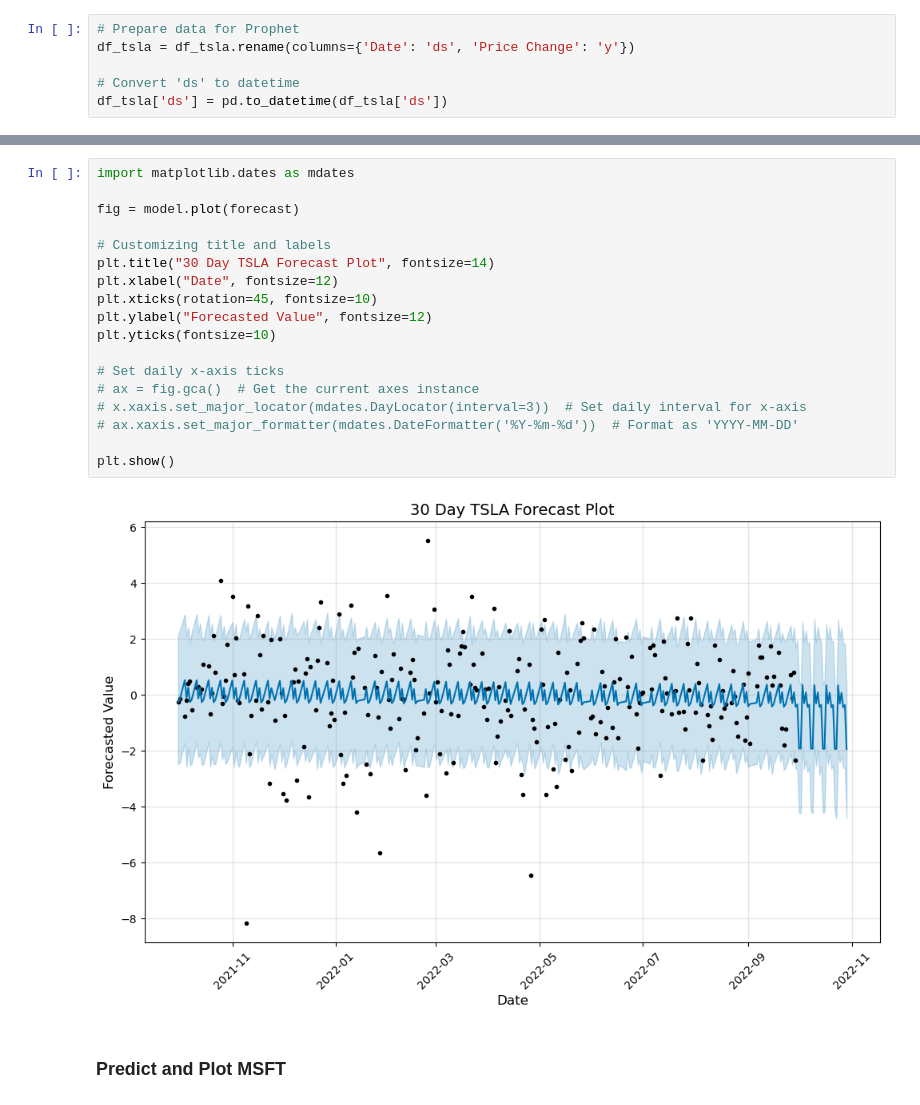
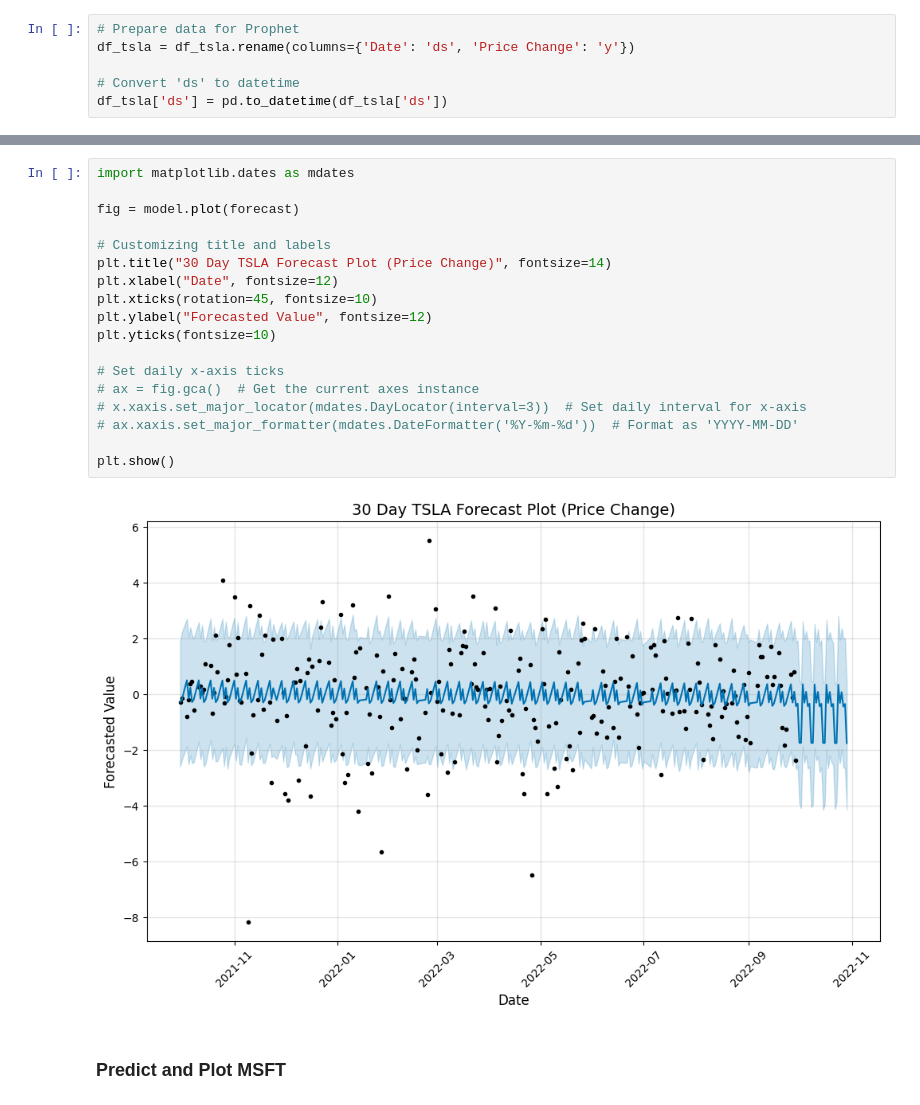
Before and after one commit to AngieP48/project-3, a Jupyter notebook: Marks Code.ipynb, the cells around one changed output, grey strips where cells are left out. Saved outputs shown, nothing was run; the diff lists cells and outputs as text.

```diff
--- a/Marks Code.ipynb
+++ b/Marks Code.ipynb
@@ -412,23 +426,23 @@ print(forecast[['ds', 'yhat', 'yhat_lower', 'yhat_upper']])
 # %%
 import matplotlib.dates as mdates
 
 fig = model.plot(forecast)
 
 # Customizing title and labels
-plt.title("30 Day TSLA Forecast Plot", fontsize=14)
+plt.title("30 Day TSLA Forecast Plot (Price Change)", fontsize=14)
 plt.xlabel("Date", fontsize=12)
 plt.xticks(rotation=45, fontsize=10)
 plt.ylabel("Forecasted Value", fontsize=12)
 plt.yticks(fontsize=10)
 
 # Set daily x-axis ticks
 # ax = fig.gca()  # Get the current axes instance
 # x.xaxis.set_major_locator(mdates.DayLocator(interval=3))  # Set daily interval for x-axis
 # ax.xaxis.set_major_formatter(mdates.DateFormatter('%Y-%m-%d'))  # Format as 'YYYY-MM-DD'
 
 plt.show()
 # %% [output]
-[figure, old version]
+[figure, new version]
 # %% [markdown]
 ### Predict and Plot MSFT
 # %%
```
Also changed, not shown: parts of 59 cells of this notebook.
